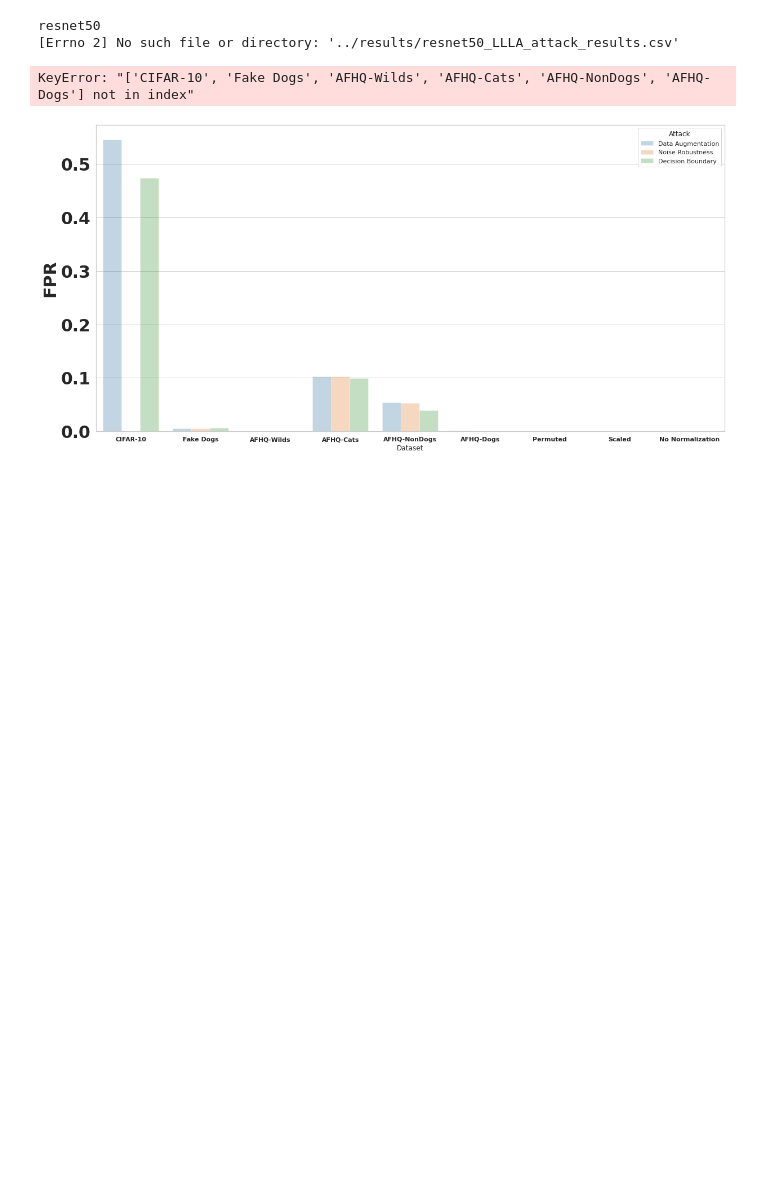
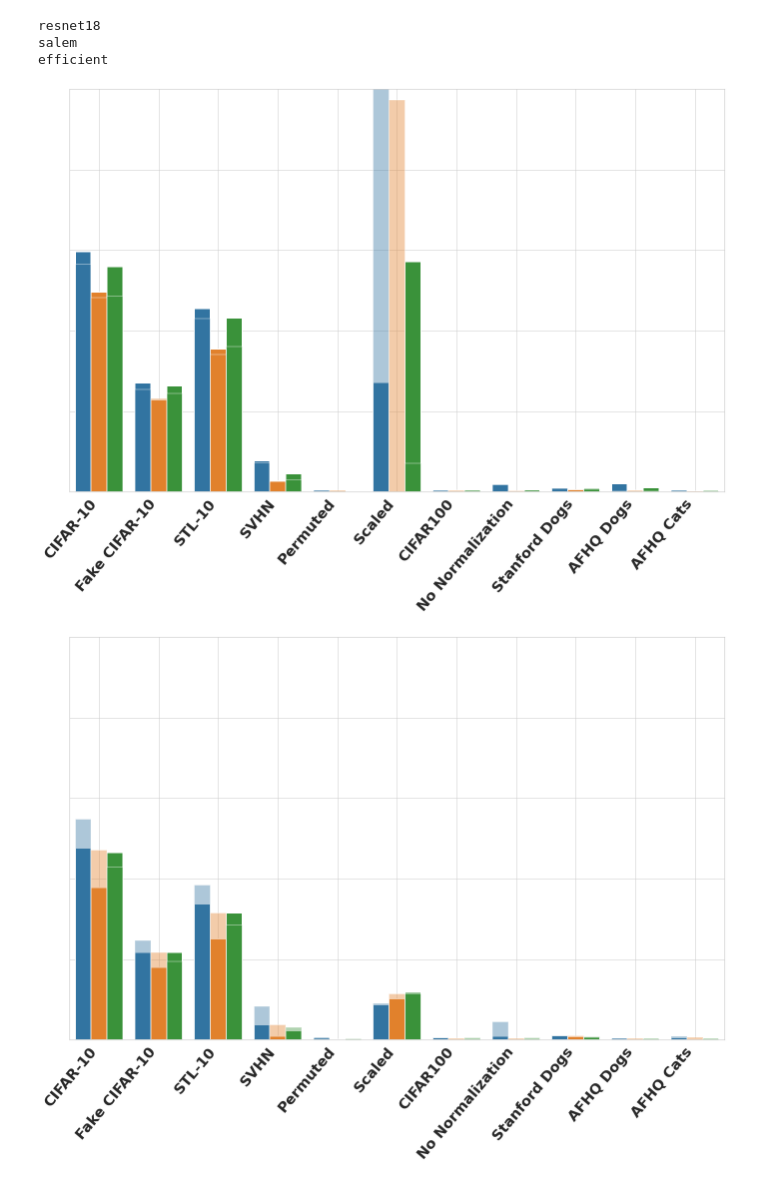
Before and after one commit to bettyballin/LabelOnlyMemInfAttacks, a Jupyter notebook: experiments/notebooks/visualize.ipynb, the cells around one changed output. Drawn from its saved outputs; the diff is of its cells as text; code cells hidden in the pictures; blank space fills up the shorter version.

Commit message:
updated visualization

```diff
--- a/experiments/notebooks/visualize.ipynb
+++ b/experiments/notebooks/visualize.ipynb
@@ -175,45 +177,45 @@ transform_file("efficient_LLLA","efficient_LLLA",attacks)
 transform_file("efficient_TS","efficient_TS",attacks)
 transform_file("efficient_L2","efficient_L2",attacks)
 # %%
-rows_to_keep = ["Fake CIFAR-10","STL-10","SVHN","Permuted","Scaled","CIFAR100","No Normalization","Stanford Dogs","AFHQ Dogs","AFHQ Cats"]
+rows_to_keep = ["CIFAR-10","Fake CIFAR-10","STL-10","SVHN","Permuted","Scaled","CIFAR100","No Normalization","Stanford Dogs","AFHQ Dogs","AFHQ Cats"]
 rows_to_keep_50 = ["CIFAR-10",'Fake Dogs', 'AFHQ-Wilds', 'AFHQ-Cats', 'AFHQ-NonDogs', 'AFHQ-Dogs',"Permuted","Scaled","No Normalization"]
-models = ["resnet50","resnet18","salem","efficient"]
+models = ["resnet18","salem","efficient"]
 metric = "FPR"
 ls = False
-llla = False
-ts = True
+llla = True
+ts = False
 l2 = False
 
 for model in models:
     print(model)
+    if model == "resnet50":
+        rows = rows_to_keep_50
+    else:
+        rows = rows_to_keep
     path = '../results/'+model+'_attack_results.csv'
+    df = get_cleaned_dataframe(path, attacks_all, attackNames, metric,rows)
+    df = pd.melt(df, id_vars=['Dataset'], var_name='Attack', value_name=metric)
     df_reg = None
-    df_ls = None
-    if model == "resnet50":
-        df = get_cleaned_dataframe(path, attacks_all, attackNames, metric,rows_to_keep_50)
-        df_ls = get_df_regularized(path, "LS", attacks_all, attackNames, metric,rows_to_keep_50)
-    else:
-        df = get_cleaned_dataframe(path, attacks_all, attackNames, metric,rows_to_keep)
-        df_ls = get_df_regularized(path, "LS", attacks_all, attackNames, metric,rows_to_keep)
-    df = pd.melt(df, id_vars=['Dataset'], var_name='Attack', value_name=metric)
-
-    if ls and df_ls is not None:
+    if ls:
+        df_ls = get_df_regularized(path, "LS", attacks_all, attackNames, metric,rows)
         df_reg = pd.melt(df_ls, id_vars=['Dataset'], var_name='Attack', value_name=metric)
-    elif llla and df_llla is not None:
-        df_llla = get_df_regularized(path, "LLLA", attacks_all, attackNames, metric,rows_to_keep)
+    elif llla:
+        df_llla = get_df_regularized(path, "LLLA", attacks_all, attackNames, metric,rows)
         df_reg = pd.melt(df_llla, id_vars=['Dataset'], var_name='Attack', value_name=metric)
-    elif ts and df_ts is not None:
-        df_ts = get_df_regularized(path, "TS", attacks_all, attackNames, metric,rows_to_keep)
+    elif ts:
+        df_ts = get_df_regularized(path, "TS", attacks_all, attackNames, metric,rows)
         df_reg = pd.melt(df_ts, id_vars=['Dataset'], var_name='Attack', value_name=metric)
-    elif l2 and df_l2 is not None:
-        df_l2 = get_df_regularized(path, "L2", attacks_all, attackNames, metric,rows_to_keep)
+    elif l2:
+        df_l2 = get_df_regularized(path, "L2", attacks_all, attackNames, metric,rows)
         df_reg = pd.melt(df_l2, id_vars=['Dataset'], var_name='Attack', value_name=metric)
 
-    ax = plot_dataframe(model, metric, df, df_reg,30)
-    fig = ax.get_figure()
-    fig.savefig(model+'_attack_results_scores.pdf')
+    ax = plot_dataframe(model, metric, df, df_reg,32,show_x_axis=True, show_y_axis=False,show_legend=False)
+    #fig = ax.get_figure()
+    plt.setp(ax.patches, linewidth=2)
+    #fig.savefig(model+'_attack_results_scores.pdf')
 # %% [output]
-resnet50
-[Errno 2] No such file or directory: '../results/resnet50_LLLA_attack_results.csv'
+resnet18
+salem
+efficient
-KeyError: "['CIFAR-10', 'Fake Dogs', 'AFHQ-Wilds', 'AFHQ-Cats', 'AFHQ-NonDogs', 'AFHQ-Dogs'] not in index"
-[figure, old version]
+[figure, new version]
+[figure, added]
```
Also changed, not shown: parts of 3 cells of this notebook, 25 other files.
